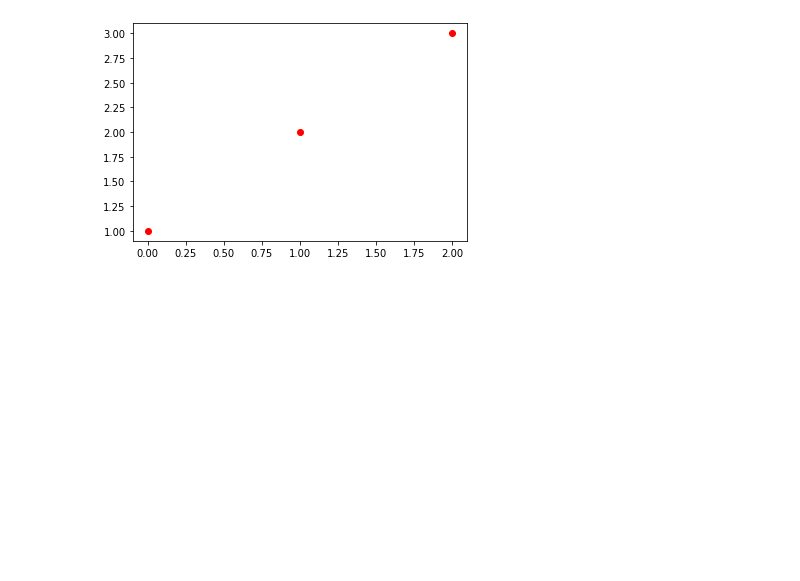
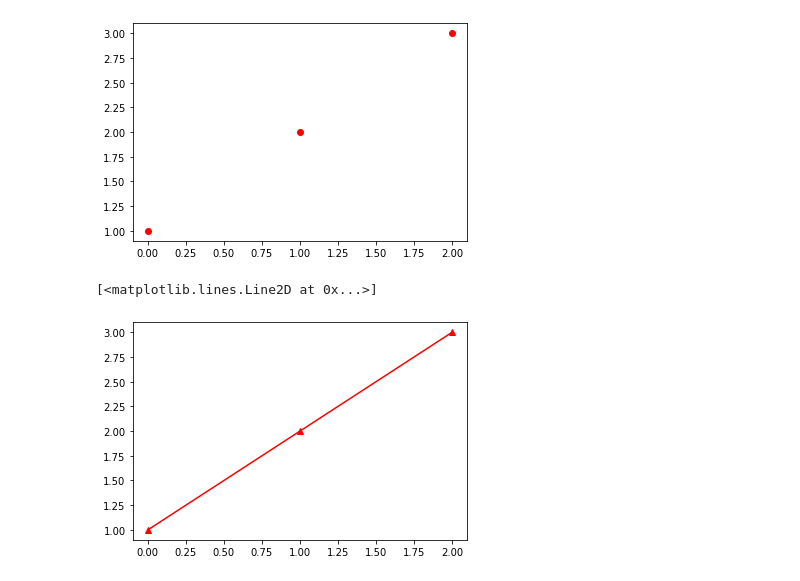
Before and after one commit to ff23108ff/20230205-Python, a Jupyter notebook: 20230219.ipynb, the cells around one changed output. Saved outputs shown, nothing was run; the diff lists cells and outputs as text; code cells hidden in the pictures; blank space fills up the shorter version.

```diff
--- a/20230219.ipynb
+++ b/20230219.ipynb
@@ -474,3 +477,8 @@ plt.plot(x, "ro")
 # %% [output]
 [<matplotlib.lines.Line2D at 0x...>]
 [figure]
+# %%
+plt.plot(x, "^r-")
+# %% [output]
+[<matplotlib.lines.Line2D at 0x...>]
+[figure, added]
```
Also changed, not shown: parts of 21 cells of this notebook.
